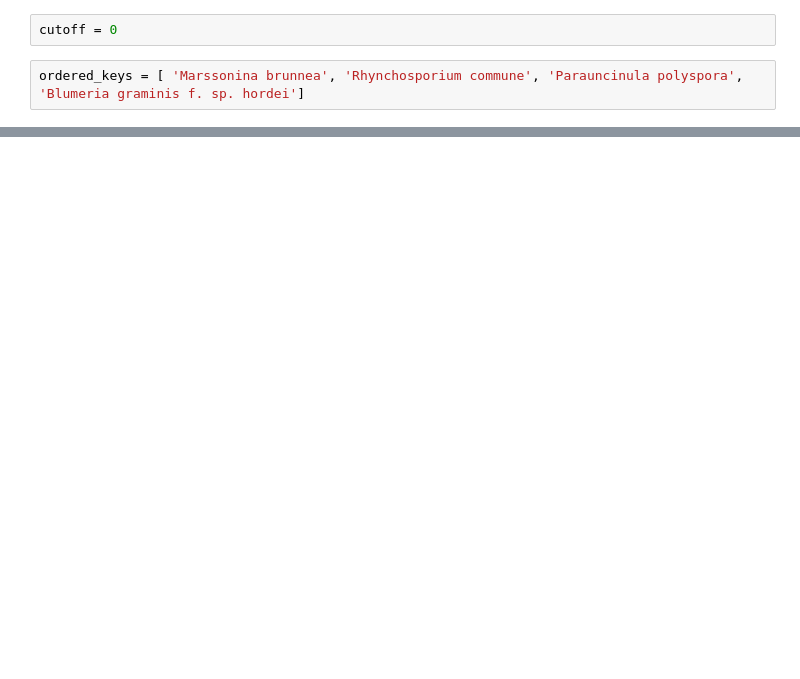
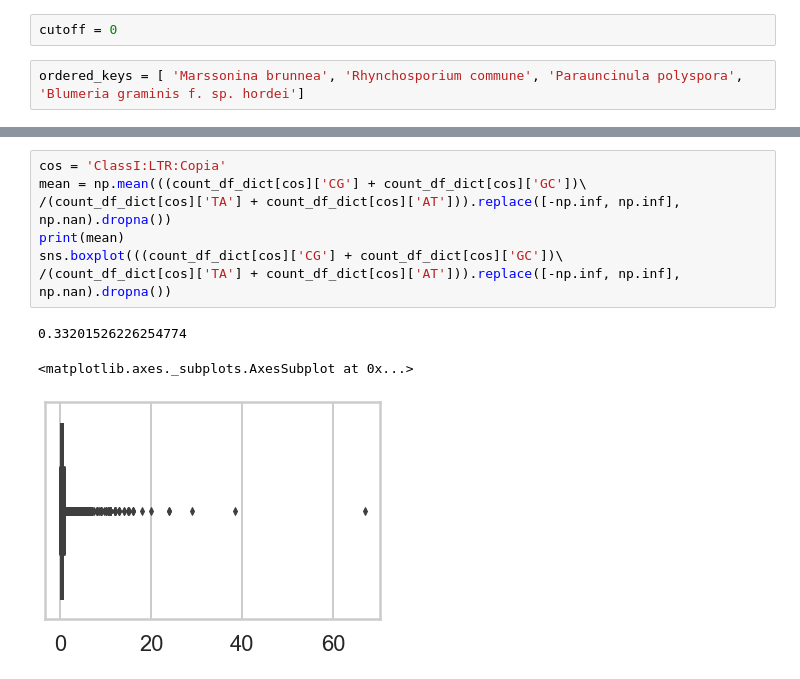
Before and after one commit to Team-Schwessinger/TE_myrtle_rust, a Jupyter notebook: notebooks/MRv01_dinuc_counting.ipynb, the cells around one changed output, grey strips where cells are left out. Saved outputs shown, nothing was run; the diff lists cells and outputs as text; blank space fills up the shorter version.

```diff
--- a/notebooks/MRv01_dinuc_counting.ipynb
+++ b/notebooks/MRv01_dinuc_counting.ipynb
@@ -545,0 +674,11 @@ fig.savefig(out_fn, dpi=600)
+# %%
+cos = 'ClassI:LTR:Copia'
+mean = np.mean(((count_df_dict[cos]['CG'] + count_df_dict[cos]['GC'])\
+/(count_df_dict[cos]['TA'] + count_df_dict[cos]['AT'])).replace([-np.inf, np.inf], np.nan).dropna())
+print(mean)
+sns.boxplot(((count_df_dict[cos]['CG'] + count_df_dict[cos]['GC'])\
+/(count_df_dict[cos]['TA'] + count_df_dict[cos]['AT'])).replace([-np.inf, np.inf], np.nan).dropna())
+# %% [output]
+0.33201526226254774
+<matplotlib.axes._subplots.AxesSubplot at 0x...>
+[figure, added]
```
Also changed, not shown: parts of 55 cells of this notebook, 1 other file.
